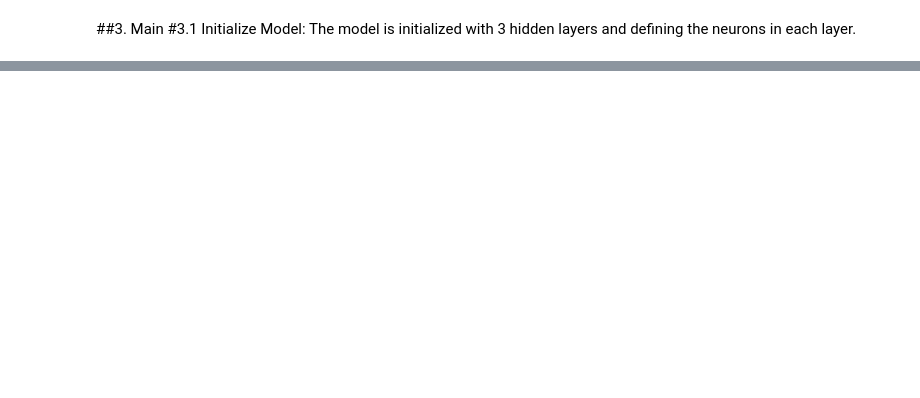
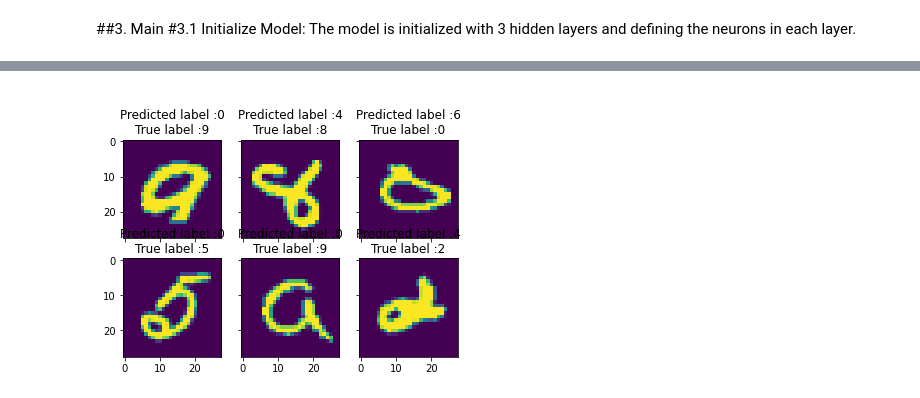
Before and after one commit to shreyus3003/Deep_Learning, a Jupyter notebook: HomeWork_graded_01/mnist_class_60k.ipynb, the cells around one changed output, grey strips where cells are left out. Drawn from its saved outputs; the diff is of its cells as text; code cells hidden in the pictures; blank space fills up the shorter version.

```diff
--- a/HomeWork_graded_01/mnist_class_60k.ipynb
+++ b/HomeWork_graded_01/mnist_class_60k.ipynb
@@ -283,0 +306,15 @@ Epoch 9  train_loss:0.182 Train accuracy: 0.8792 Validation_loss:0.189 Val accur
+# %%
+errors = (Y_pred_classes - Y_true != 0)
+Y_pred_classes_errors = Y_pred_classes[errors]
+Y_pred_errors = y_pred[errors]
+Y_true_errors = Y_true[errors]
+X_val_errors = test_images[errors]
+
+Y_pred_errors_prob = np.max(Y_pred_errors,axis = 1)
+true_prob_errors = np.diagonal(np.take(Y_pred_errors, Y_true_errors, axis=1))
+delta_pred_true_errors = Y_pred_errors_prob - true_prob_errors
+sorted_dela_errors = np.argsort(delta_pred_true_errors)
+most_important_errors = sorted_dela_errors[-6:]
+model.display_errors(most_important_errors, X_val_errors, Y_pred_classes_errors, Y_true_errors)
+# %% [output]
+[figure, added]
```
Also changed, not shown: parts of 3 cells of this notebook.
